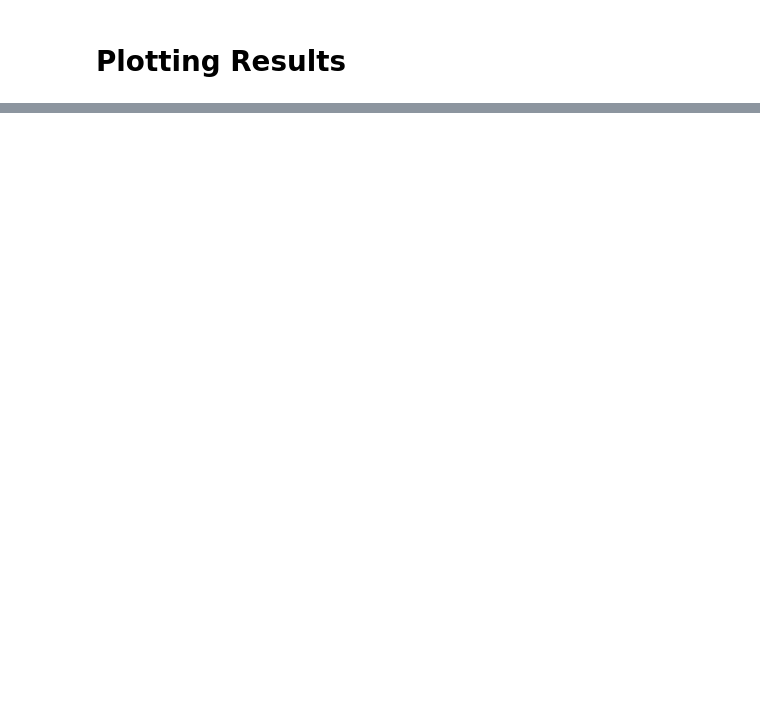
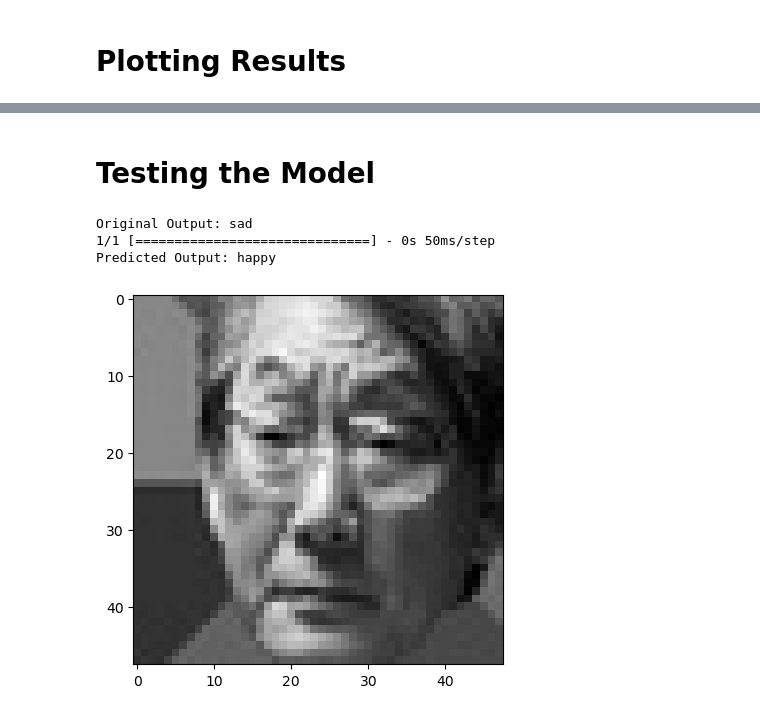
Before and after one commit to elisa-arenas/Emotion-Recognition-Deep-Learning, a Jupyter notebook: facialRecognition.ipynb, the cells around one changed output, grey strips where cells are left out. Saved outputs shown, nothing was run; the diff lists cells and outputs as text; code cells hidden in the pictures; blank space fills up the shorter version.

Commit message:
testing the model

```diff
--- a/facialRecognition.ipynb
+++ b/facialRecognition.ipynb
@@ -218,0 +221,16 @@ plt.show()
+# %% [markdown]
+# Testing the Model
+# %%
+imageIndex = random.randint(0, len(test))
+print("Original Output:", test['label'][imageIndex])
+
+pred = modelCNN.predict(xTest[imageIndex].reshape(1, 48, 48, 1))
+predictionLabel = enc.inverse_transform([pred.argmax()])[0]
+print("Predicted Output:", predictionLabel)
+
+plt.imshow(xTest[imageIndex].reshape(48, 48), cmap='gray');
+# %% [output]
+Original Output: sad
+1/1 [==============================] - 0s 50ms/step
+Predicted Output: happy
+[figure, added]
```
Also changed, not shown: parts of 4 cells of this notebook.
